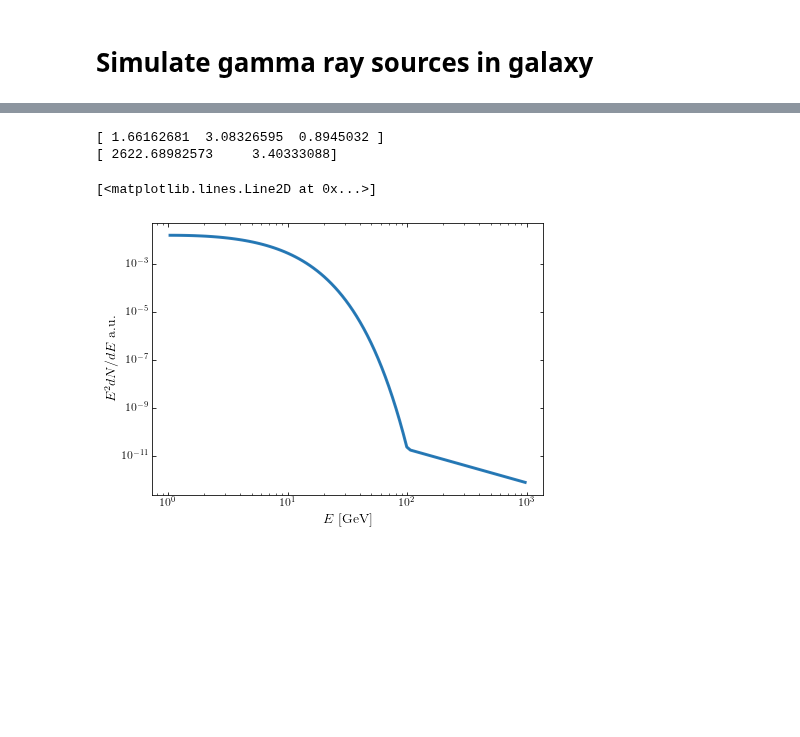
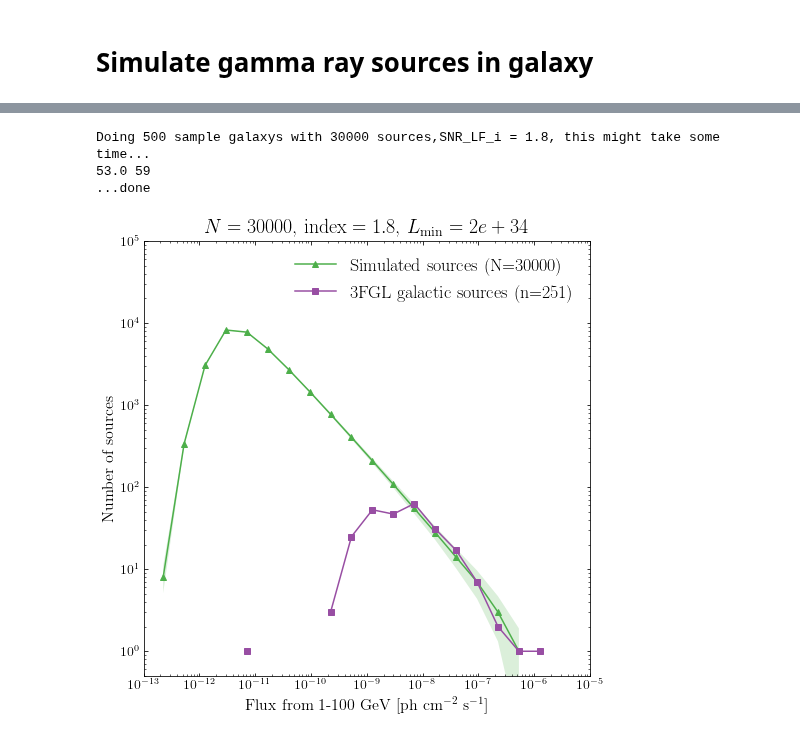
Before and after one commit to martp91/y-rays-UPS, a Jupyter notebook: sim_gamma_sources.ipynb, the cells around one changed output, grey strips where cells are left out. Drawn from its saved outputs; the diff is of its cells as text; code cells hidden in the pictures; blank space fills up the shorter version.

```diff
--- a/sim_gamma_sources.ipynb
+++ b/sim_gamma_sources.ipynb
@@ -195,10 +214,10 @@ func_Exp = lambda E,p: p[0]*(E/p[1])**(-p[2])*np.exp((p[1]/p[3])**p[4]-(E/p[3])*
 #hist_3fgl_psr,intp_3fgl_psr_normed,psr_index = read_catalog('gll_psc_v16.fit',classes=['psr'])
 
 hist_3fgl_snr,intp_3fgl_snr_normed,snr_index = read_catalog('gll_psc_v16.fit',catalog='fgl',
-                                                            classes=['pwn','snr','spp','psr'])
+                                                            classes=['pwn','snr','spp'])
 
 hist_3fhl_snr,intp_3fhl_snr_normed,snr_index = read_catalog('gll_psch_v13.fit',catalog='fhl',
-                                                          classes=['pwn','snr','spp','psr'])
+                                                          classes=['pwn','snr','spp'])
 
 #plt.loglog(E3fgl,E3fgl**2*intp_3fgl_snr_normed)
 #plt.loglog(Efhl,Efhl**2*intp_3fhl_snr_normed)
@@ -206,39 +225,34 @@ f = lambda E,Ebr,p: p[0]*np.where(E <Ebr,(E/p[1])**(-p[2])*np.exp((p[1]/p[3])**p
                                   (Ebr/p[1])**(-p[2])*np.exp((p[1]/p[3])**p[4]-(Ebr/p[3])**p[4])*(E/Ebr)**-p[5])
 #plt.loglog(E3fgl,f(E3fgl,[1.,0.1,1.946,6,1,2.]))
 Ebr = 100
-fitter = lambda E,a,b,c: np.log10(func_Exp(E,[1,0.1,a,b,c]))
-fit, cov = curve_fit(fitter,E3fgl,np.log10(intp_3fgl_snr_normed),p0=[2,6,1])
-print fit
-f2 = lambda E,p: p[0]*E**-p[1]
-fitter2 = lambda E,a,b: np.log10(f2(E,[a,b]))
-fit2,cov2 = curve_fit(fitter2,Efhl,np.log10(intp_3fhl_snr_normed),p0=[1,2.2])
-print fit2
+#fitter = lambda E,a,b,c: np.log10(func_Exp(E,[1,0.1,a,b,c]))
+#fit, cov = curve_fit(fitter,E3fgl,np.log10(intp_3fgl_snr_normed),p0=[2,6,1])
+#print fit
+#f2 = lambda E,p: p[0]*E**-p[1]
+##fitter2 = lambda E,a,b: np.log10(f2(E,[a,b]))
+#fit2,cov2 = curve_fit(fitter2,Efhl,np.log10(intp_3fhl_snr_normed),p0=[1,2.2])
+#print fit2
 #plt.loglog(E3fgl,E3fgl**2*func_Exp(E3fgl,[1,0.1,fit[0],fit[1],fit[2]]),'bx')
 #plt.loglog(Efhl,Efhl**2*f2(Efhl,[fit2[0],fit2[1]]),'rx')
 
-fig,ax = plt.subplots(1,figsize=(7,5))
+#fig,ax = plt.subplots(1,figsize=(7,5))
 
-ax.loglog(E,E**2*f(E,Ebr,[1,0.1,fit[0],fit[1],fit[2],fit2[1]]),lw=3,color=c2)
+#ax.loglog(E,E**2*f(E,Ebr,[1,0.1,fit[0],fit[1],fit[2],fit2[1]]),lw=3,color=c2)
 
-ax.tick_params(axis='both',direction='in',which='both',top='on',right='on',left='on',labelsize=12,labelbottom='on')
-ax.set_ylabel(r"$E^2 dN/dE$  a.u.",fontsize=14)
-ax.set_xlabel(r"$E$ [GeV]",fontsize=14)
-plt.minorticks_on()
+#ax.tick_params(axis='both',direction='in',which='both',top='on',right='on',left='on',labelsize=12,labelbottom='on')
+#ax.set_ylabel(r"$E^2 dN/dE$  a.u.",fontsize=14)
+#ax.set_xlabel(r"$E$ [GeV]",fontsize=14)
+#plt.minorticks_on()
 #ax.set_ylim([1e-9, 5e-5])
-plt.savefig('unres_source_spec.pdf')
+#plt.savefig('unres_source_spec.pdf')
 
 hist_3fgl_all,intp_3fgl_all_normed,ind = read_catalog('gll_psc_v16.fit',catalog='fgl',
                                                             classes=['pwn','snr','spp','psr'])
 
-intp_3fgl_all_normed = f(E,Ebr,[1,0.1,fit[0],fit[1],fit[2],fit2[1]])
-ax.loglog(E,E**2*intp_3fgl_all_normed)
+intp_3fgl_all_normed = f(E,Ebr,[1,0.1,1.7,3.1,0.89,3.4])
+#ax.loglog(E,E**2*intp_3fgl_all_normed)
 #intp_3fgl_all_normed = f(E,Ebr,[1,0.1,fit[0],fit[1],fit[2],fit2[1]])
 #intp_3fgl_all_normed = f2(E,[1,2.2])
 #plt.loglog(E,E**2*E**-2,'ko')
 #fhl gll_psch_v13.fit
 #intp_3fgl_snr_normed = func_Exp(E,[1,0.1,1.946123, 2.9145198,0.43158293]) #Average overal spec
-# %% [output]
-[ 1.66162681  3.08326595  0.8945032 ]
-[ 2622.68982573     3.40333088]
-[<matplotlib.lines.Line2D at 0x...>]
-[figure, removed]
@@ -499,7 +478,7 @@ def source_sim(a=1.8,N=30000,Lmin=2e34,Lmax=2e39,alpha=alp,beta=bet,H=H,
 #Runs simulation Nsmpl times with N=n.o. sources, normalize to 3fgl sources
 
 def ave_samples(Nsmpl=10,Nsnr=10000,LF_i_snr=1.5,Lmin_snr=1e33,Lmax_snr=4e38,
-                ft=5e-9,flux_cutoff = 1e-20,source_class='SNR',
+                ft=fermi_thres,flux_cutoff = 1e-20,source_class='SNR',
                 plothist=False,printstatements=False,alpha=alp_snr,beta=bet_snr,H=H_snr,
                 hist_3fgl=hist_3fgl_snr,spectrum=intp_3fgl_snr_normed):
 
@@ -522,12 +501,12 @@ def ave_samples(Nsmpl=10,Nsnr=10000,LF_i_snr=1.5,Lmin_snr=1e33,Lmax_snr=4e38,
     for i in range(Nsmpl):
         if i%(Nsmpl/10.)==0 and printstatements:
             print 100*i/float(Nsmpl),"% done"
-        hist_snr[i,:],ispec_R = source_sim(LF_i_snr,Nsnr,Lmin_snr,Lmax_snr,
+        hist_snr[i,:],ispec_R,frac_lb = source_sim(LF_i_snr,Nsnr,Lmin_snr,Lmax_snr,
                                                              alpha,beta,H,SNR=SNR,PSR=PSR,f_t=ft,
                                                              flux_cutoff=flux_cutoff,spectrum=spectrum)
 
         #fluxes_snr.append(dict_snr['flux100'])
-        #frac_snr.append(ifrac_snr)
+        frac_snr.append(frac_lb)
         #spec_snr.append(ispec_snr)
         spec_R.append(ispec_R)
     #ave_frac_snr = np.average(frac_snr,axis=0)#For a roi a fraction for every E bin
@@ -545,6 +524,8 @@ def ave_samples(Nsmpl=10,Nsnr=10000,LF_i_snr=1.5,Lmin_snr=1e33,Lmax_snr=4e38,
     ave_spec_R = np.average(spec_R,axis=0)
     std_spec_R = np.std(spec_R,axis=0)
 
+    ave_frac_lb = np.mean(frac_snr,axis=0)
+    std_frac_lb = np.std(frac_snr,axis=0)
     mask_complete = (bins_mean > 1e-8)
     counts_snr = np.sum(ave_hist_snr[mask_complete])
     counts_3fgl_snr = np.sum(hist_3fgl[mask_complete])
@@ -559,7 +540,7 @@ def ave_samples(Nsmpl=10,Nsnr=10000,LF_i_snr=1.5,Lmin_snr=1e33,Lmax_snr=4e38,
         ax1.loglog(bins_mean,ave_hist_snr,marker='^',label='Simulated sources (N=%s)'%Nsnr, color=c3)
         #ax1.set_yscale('log',nonposy='clip')
         #ax1.set_xscale('log',nonposx='clip')'
-        ax1.tick_params(axis='both',direction='in',which='both',top='on',right='on',left='on',labelsize=12,labelbottom='on')
+        ax1.tick_params(axis='both',direction='in',which='both',top='on',right='on',left='on',labelsize=14,labelbottom='on')
         ax1.set_ylim([0.5,1e5])
         ax1.set_xlim([1e-13,1e-5])
         ax1.fill_between(bins_mean,ave_hist_snr-std_hist_snr,
@@ -571,13 +552,24 @@ def ave_samples(Nsmpl=10,Nsnr=10000,LF_i_snr=1.5,Lmin_snr=1e33,Lmax_snr=4e38,
         ax1.loglog(bins_mean,hist_3fgl,marker='s',label='3FGL galactic sources (n=%s)'%np.sum(hist_3fgl),color=c4)
 
         #ax1.set_title([Nsnr,LF_i_snr,Lmin_snr])
-        ax1.set_xlabel(r'Flux from 1-100 GeV [ph $\mathrm{cm^{-2} \ s^{-1}}]$',fontsize=12)
-        ax1.set_ylabel('Number of sources',fontsize=12)
-
-        ax1.legend(prop={'size':14},frameon=False,handlelength=2.3)
-        plt.savefig('flux_counts_hist_3FGL.pdf')
+        ax1.set_xlabel(r'Flux from 1-100 GeV [ph $\mathrm{cm^{-2} \ s^{-1}}]$',fontsize=16)
+        ax1.set_ylabel('Number of sources',fontsize=16)
+        ax1.set_title(r'$N= %s$, $\rm{index} = %s$, $L_{\rm{min}} = %s$'%(Nsnr, LF_i_snr,Lmin_snr),fontsize=20)
+        ax1.legend(prop={'size':18},frameon=False,handlelength=2.3)
+        plt.savefig('flux_counts_hist_options_%s_%s_%s.pdf'%(Nsnr,LF_i_snr,Lmin_snr))
 
 #     return ave_frac_snr,ave_spec_snr,std_frac_snr,std_spec_snr,ave_spec_R,std_spec_R
     print "...done"
-    return ave_spec_R,std_spec_R
+    return ave_spec_R,std_spec_R,ave_frac_lb,std_frac_lb
+# %%
+R_spec1,std_R1,lb_frac,std_lb_frac = ave_samples(500,Nsnr=30000,LF_i_snr=1.8,
+                            Lmin_snr=2e34,Lmax_snr=2e39,
+                            plothist=True,printstatements=False,
+                           alpha=alp,beta=bet,H=H,
+                           hist_3fgl=hist_3fgl_all,ft=5e-10,spectrum=intp_3fgl_all_normed)
+# %% [output]
+Doing 500 sample galaxys with 30000 sources,SNR_LF_i = 1.8, this might take some time...
+53.0 59
+...done
+[figure, added]
 # %%
```
Also changed, not shown: parts of 12 cells of this notebook.
